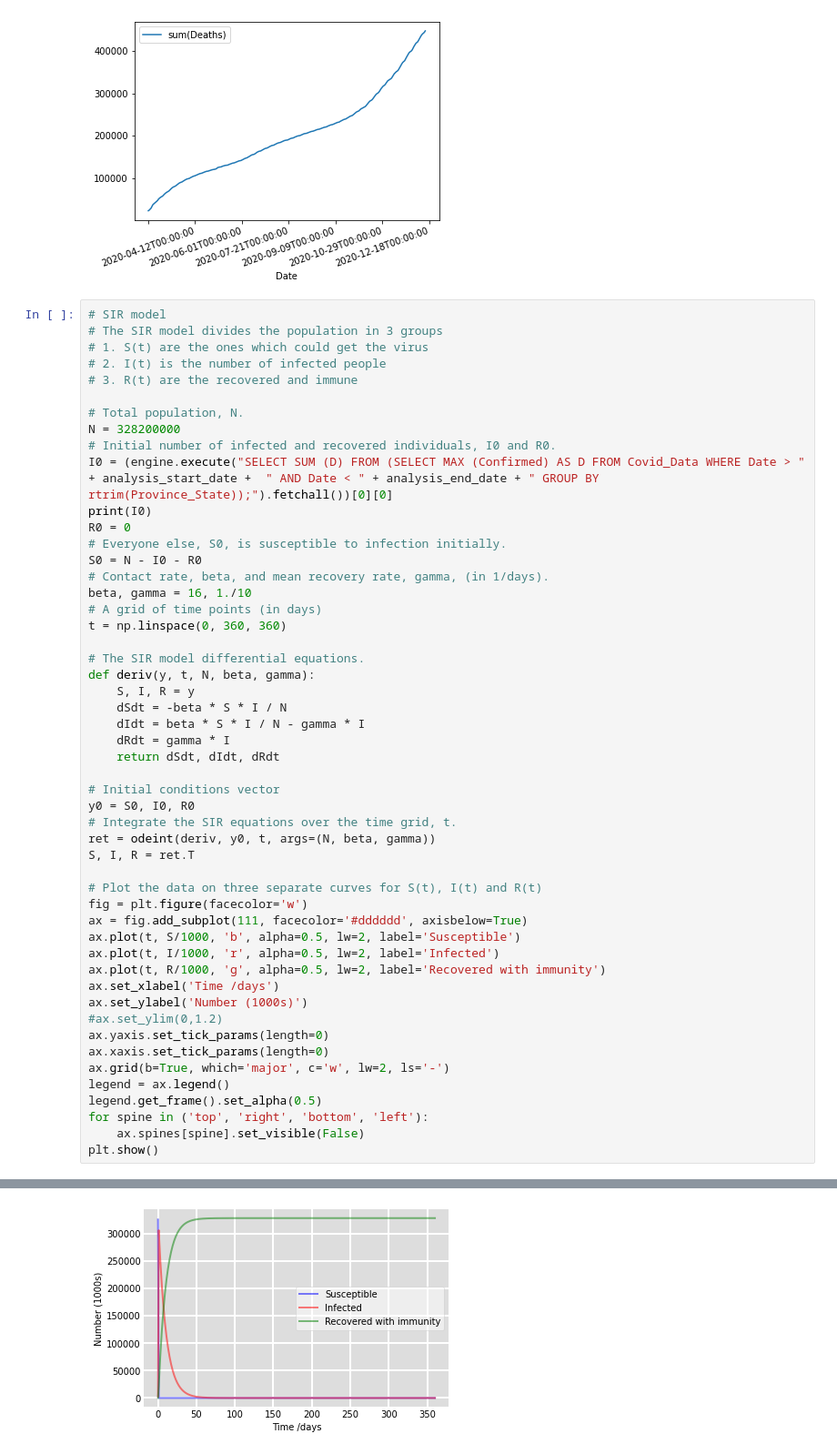
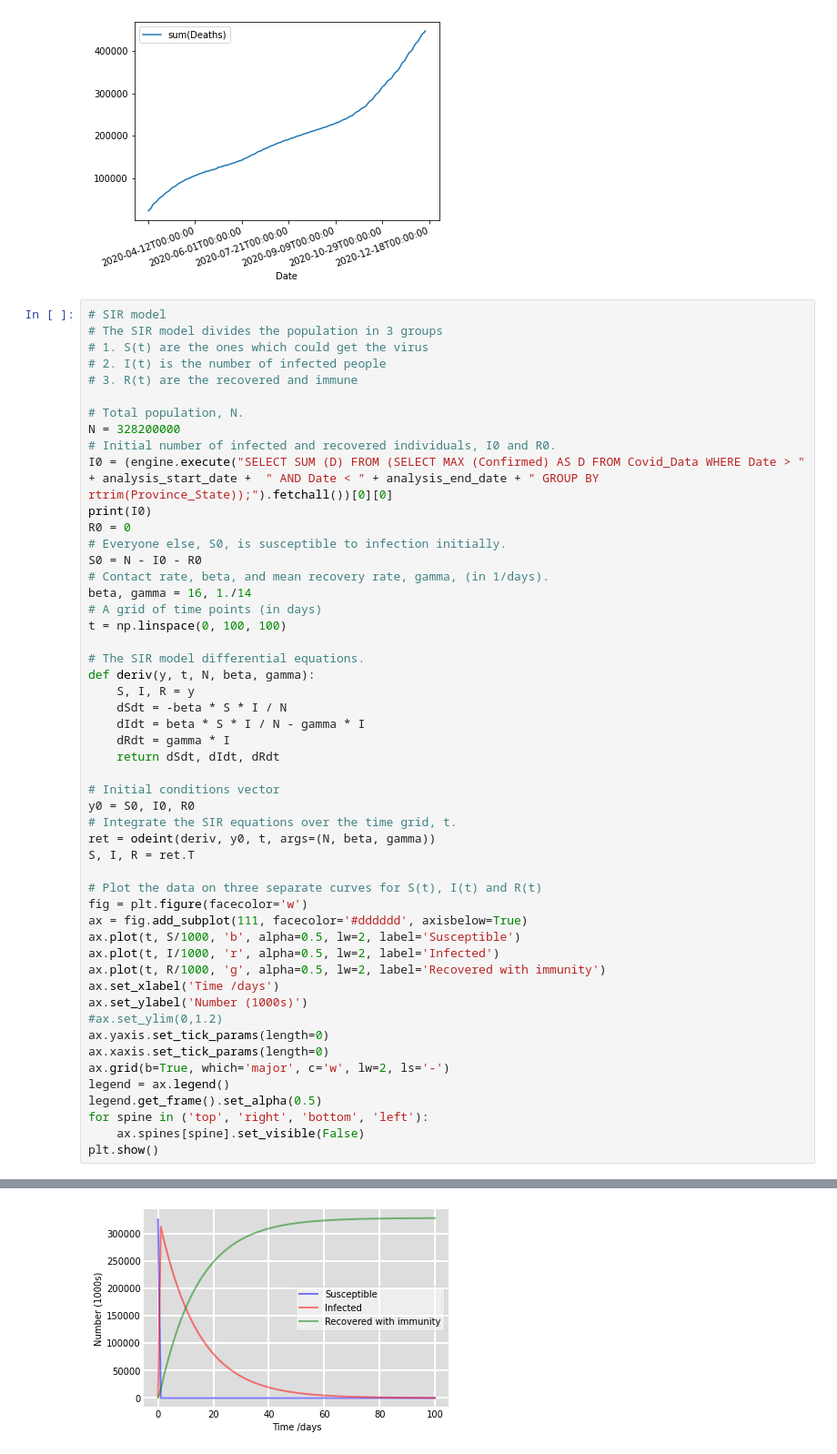
Before and after one commit to Ferryistaken/Covid19-R-Modeling, a Jupyter notebook: analysis.ipynb, the cells around one changed output, grey strips where cells are left out. Shown: that part at 91% size. Drawn from its saved outputs; the diff is of its cells as text.

```diff
--- a/analysis.ipynb
+++ b/analysis.ipynb
@@ -90,9 +90,9 @@ R0 = 0
 # Everyone else, S0, is susceptible to infection initially.
 S0 = N - I0 - R0
 # Contact rate, beta, and mean recovery rate, gamma, (in 1/days).
-beta, gamma = 16, 1./10
+beta, gamma = 16, 1./14
 # A grid of time points (in days)
-t = np.linspace(0, 360, 360)
+t = np.linspace(0, 100, 100)
 
 # The SIR model differential equations.
 def deriv(y, t, N, beta, gamma):
@@ -100,31 +100,31 @@ def deriv(y, t, N, beta, gamma):
     dSdt = -beta * S * I / N
     dIdt = beta * S * I / N - gamma * I
     dRdt = gamma * I
     return dSdt, dIdt, dRdt
 
 # Initial conditions vector
 y0 = S0, I0, R0
 # Integrate the SIR equations over the time grid, t.
 ret = odeint(deriv, y0, t, args=(N, beta, gamma))
 S, I, R = ret.T
 
 # Plot the data on three separate curves for S(t), I(t) and R(t)
 fig = plt.figure(facecolor='w')
 ax = fig.add_subplot(111, facecolor='#dddddd', axisbelow=True)
 ax.plot(t, S/1000, 'b', alpha=0.5, lw=2, label='Susceptible')
 ax.plot(t, I/1000, 'r', alpha=0.5, lw=2, label='Infected')
 ax.plot(t, R/1000, 'g', alpha=0.5, lw=2, label='Recovered with immunity')
 ax.set_xlabel('Time /days')
 ax.set_ylabel('Number (1000s)')
 #ax.set_ylim(0,1.2)
 ax.yaxis.set_tick_params(length=0)
 ax.xaxis.set_tick_params(length=0)
 ax.grid(b=True, which='major', c='w', lw=2, ls='-')
 legend = ax.legend()
 legend.get_frame().set_alpha(0.5)
 for spine in ('top', 'right', 'bottom', 'left'):
     ax.spines[spine].set_visible(False)
 plt.show()
 # %% [output]
 2590765
-[figure, old version]
+[figure, new version]
```
